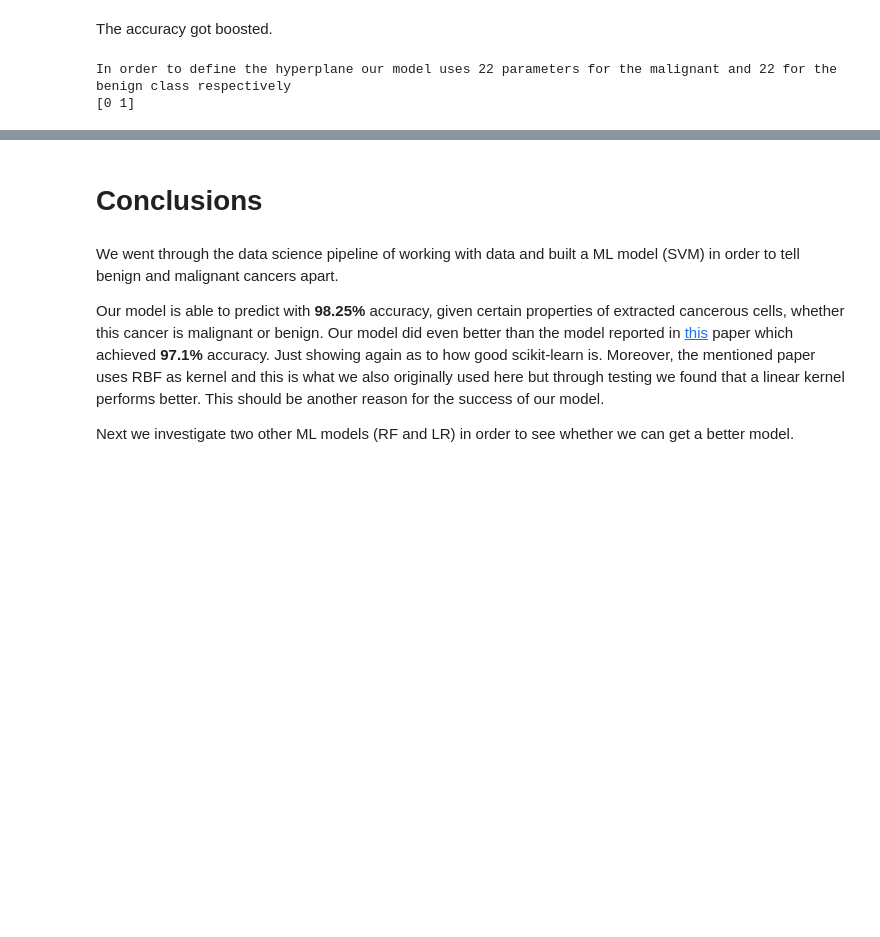
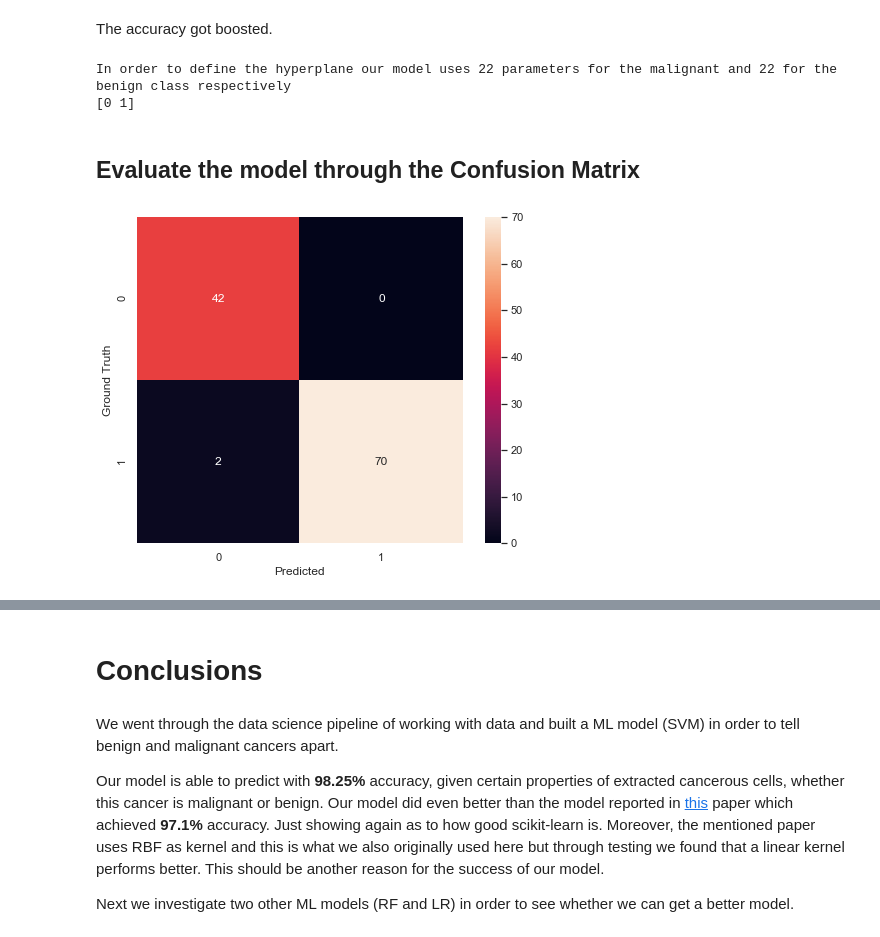
Before and after one commit to rlleshi/MachineLearning, a Jupyter notebook: Disease Predictor/Disease classification.ipynb, the cells around one changed output, grey strips where cells are left out. Saved outputs shown, nothing was run; the diff lists cells and outputs as text; code cells hidden in the pictures; blank space fills up the shorter version.

```diff
--- a/Disease Predictor/Disease classification.ipynb
+++ b/Disease Predictor/Disease classification.ipynb
@@ -446,3 +457,12 @@ print(best_svm.classes_)
 In order to define the hyperplane our model uses 22 parameters for the malignant and 22 for the
 benign class respectively
 [0 1]
+# %% [markdown]
+## Evaluate the model through the Confusion Matrix
+# %%
+confusion_mat = confusion_matrix(test_labels, best_fit_prediction)
+plt.figure(figsize=(8,6))
+sns.heatmap(confusion_mat, annot=True, square=True, fmt='d', cbar=True)
+plt.xlabel("Predicted"); plt.ylabel("Ground Truth"); plt.show()
+# %% [output]
+[figure, added]
```
Also changed, not shown: parts of 27 cells of this notebook.
